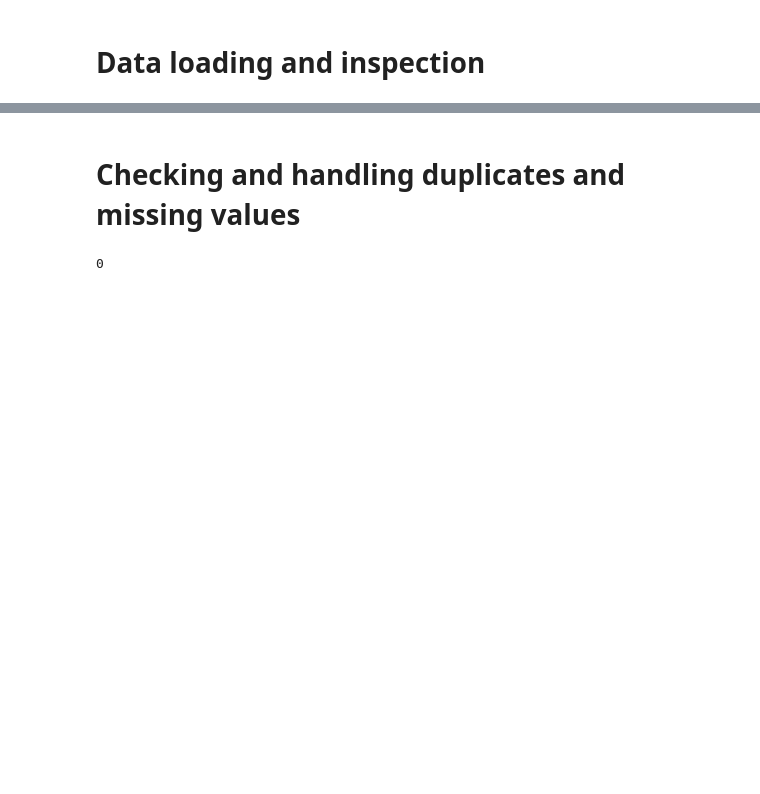
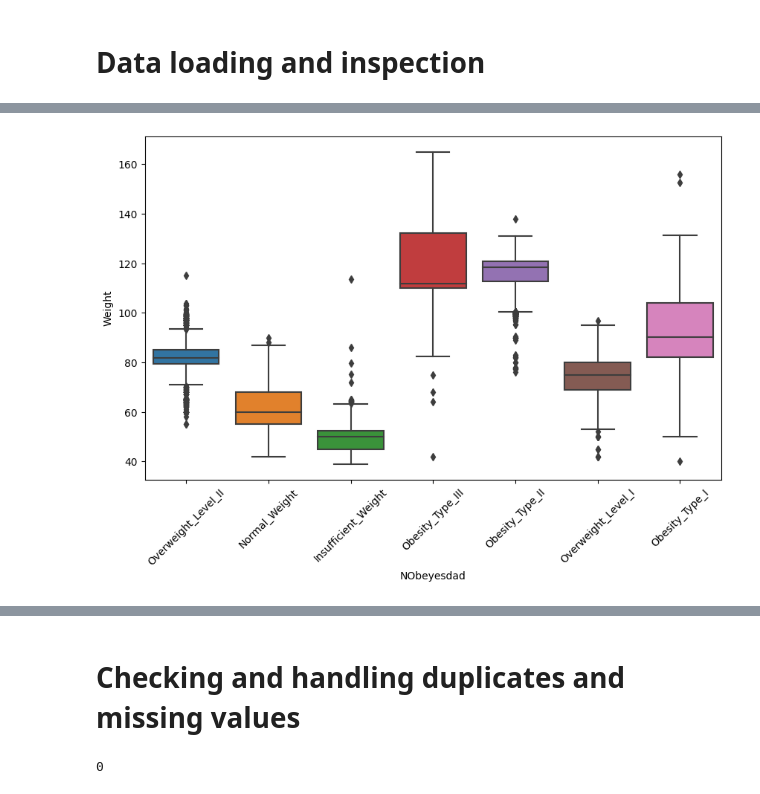
Before and after one commit to swathibommina/Projects, a Jupyter notebook: multi-class-prediction-of-obesity-risk.ipynb, the cells around one changed output, grey strips where cells are left out. Saved outputs shown, nothing was run; the diff lists cells and outputs as text; code cells hidden in the pictures; blank space fills up the shorter version.

```diff
--- a/multi-class-prediction-of-obesity-risk.ipynb
+++ b/multi-class-prediction-of-obesity-risk.ipynb
@@ -103,0 +40,8 @@ X_test.info
+# %%
+## Distribution and outliers (Box Plot and Violin Plot)
+plt.figure(figsize=(10, 6))
+sns.boxplot(x='NObeyesdad', y='Weight', data=df)
+plt.xticks(rotation=45)
+plt.show()
+# %% [output]
+[figure, added]
```
Also changed, not shown: parts of 14 cells of this notebook.
